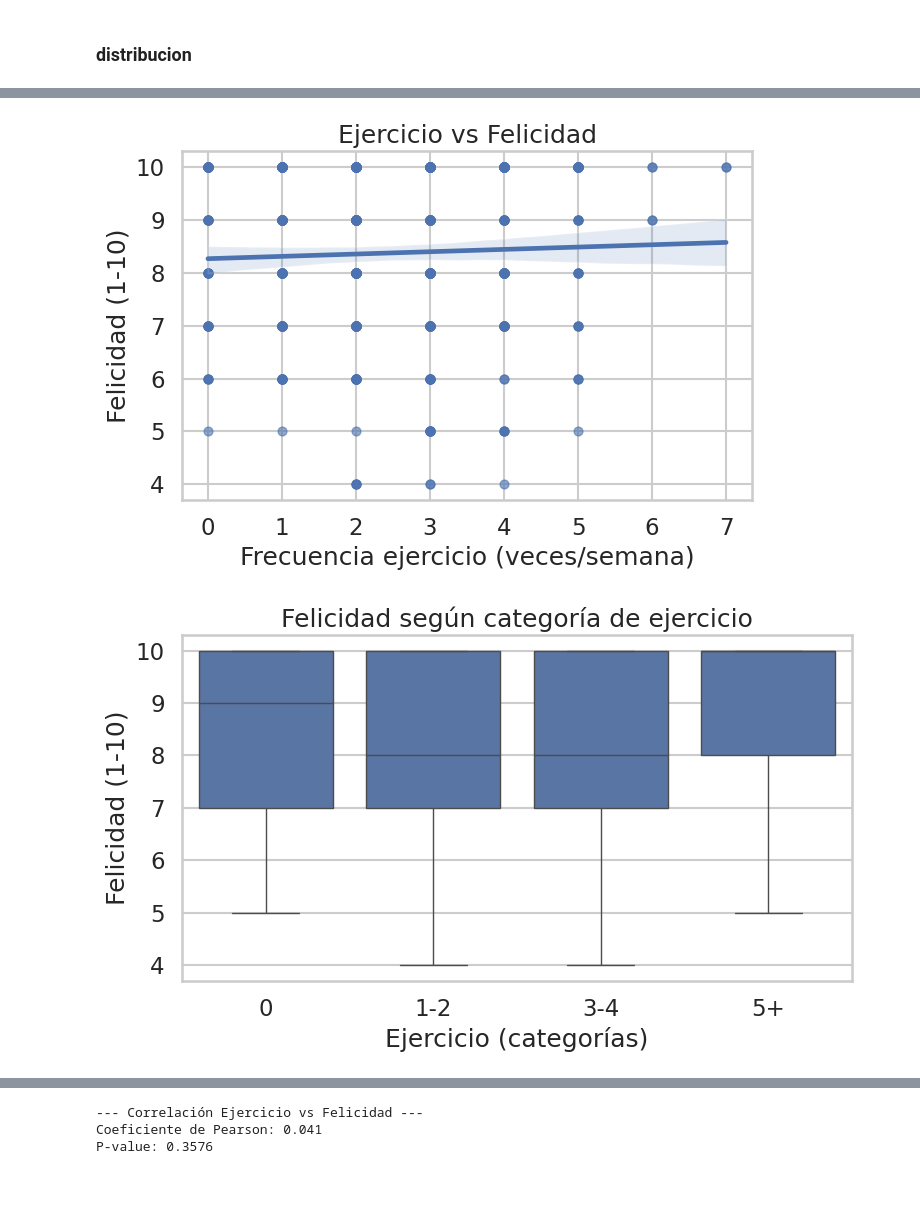
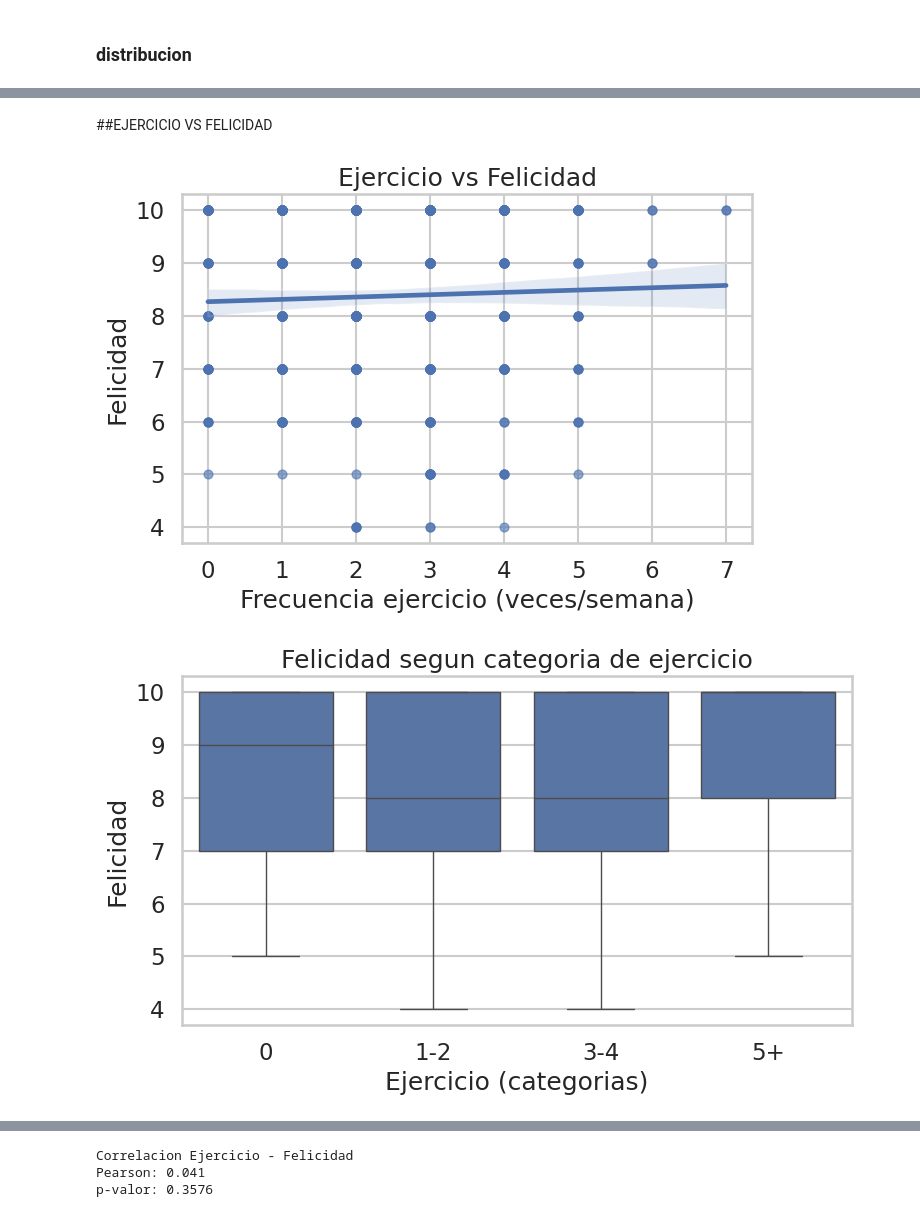
Before and after one commit to Neyder2502/salud-mental-analisis-datos, a Jupyter notebook: notebooks/Julio.ipynb, the cells around one changed output, grey strips where cells are left out. Drawn from its saved outputs; the diff is of its cells as text; code cells hidden in the pictures; blank space fills up the shorter version.

```diff
--- a/notebooks/Julio.ipynb
+++ b/notebooks/Julio.ipynb
@@ -243,39 +240,39 @@ P-value: 0.6785
+# %% [markdown]
+##EJERCICIO VS FELICIDAD
 # %%
-# === RELACIÓN 4: Ejercicio vs Felicidad ===
-
+# ejercicio vs felicidad
 plt.figure(figsize=(7,5))
 sns.regplot(data=df, x="Exercise_Frequency(week)", y="Happiness_Index(1-10)",
             scatter_kws={"alpha":0.6, "s":40})
 plt.title("Ejercicio vs Felicidad")
 plt.xlabel("Frecuencia ejercicio (veces/semana)")
-plt.ylabel("Felicidad (1-10)")
+plt.ylabel("Felicidad")
 plt.tight_layout()
 plt.savefig("imgs/exercise_vs_happiness_scatter.png", dpi=300)
 plt.show()
 
-# Boxplot
+# boxplot por categoria
 plt.figure(figsize=(8,5))
 sns.boxplot(data=df, x="Cat_Exercise", y="Happiness_Index(1-10)")
-plt.title("Felicidad según categoría de ejercicio")
-plt.xlabel("Ejercicio (categorías)")
-plt.ylabel("Felicidad (1-10)")
+plt.title("Felicidad segun categoria de ejercicio")
+plt.xlabel("Ejercicio (categorias)")
+plt.ylabel("Felicidad")
 plt.tight_layout()
 plt.savefig("imgs/exercise_vs_happiness_box.png", dpi=300)
 plt.show()
 
-# Tabla resumen
+# tabla resumen
 display(df.groupby("Exercise_Frequency(week)")["Happiness_Index(1-10)"].agg(["mean","std","count"]).round(2))
 
-# Correlación
+# correlacion
 valid4 = df[["Exercise_Frequency(week)","Happiness_Index(1-10)"]].dropna()
 corr4, p4 = pearsonr(valid4.iloc[:,0], valid4.iloc[:,1])
-
-print("\n--- Correlación Ejercicio vs Felicidad ---")
-print(f"Coeficiente de Pearson: {corr4:.3f}")
-print(f"P-value: {p4:.4g}")
+print("\nCorrelacion Ejercicio - Felicidad")
+print(f"Pearson: {corr4:.3f}")
+print(f"p-valor: {p4:.4g}")
 # %% [output]
-[figure, old version]
+[figure, new version]
-[figure, old version]
+[figure, new version]
 |  | mean | std | count |
 | Exercise_Frequency(week) |  |  |  |
 | 0.0 | 8.53 | 1.50 | 43 |
@@ -286,6 +283,6 @@ print(f"P-value: {p4:.4g}")
 | 5.0 | 8.78 | 1.51 | 36 |
 | 6.0 | 9.50 | 0.58 | 4 |
 | 7.0 | 10.00 | 0.00 | 2 |
---- Correlación Ejercicio vs Felicidad ---
-Coeficiente de Pearson: 0.041
-P-value: 0.3576
+Correlacion Ejercicio - Felicidad
+Pearson: 0.041
+p-valor: 0.3576
```
Also changed, not shown: parts of 9 cells of this notebook.
